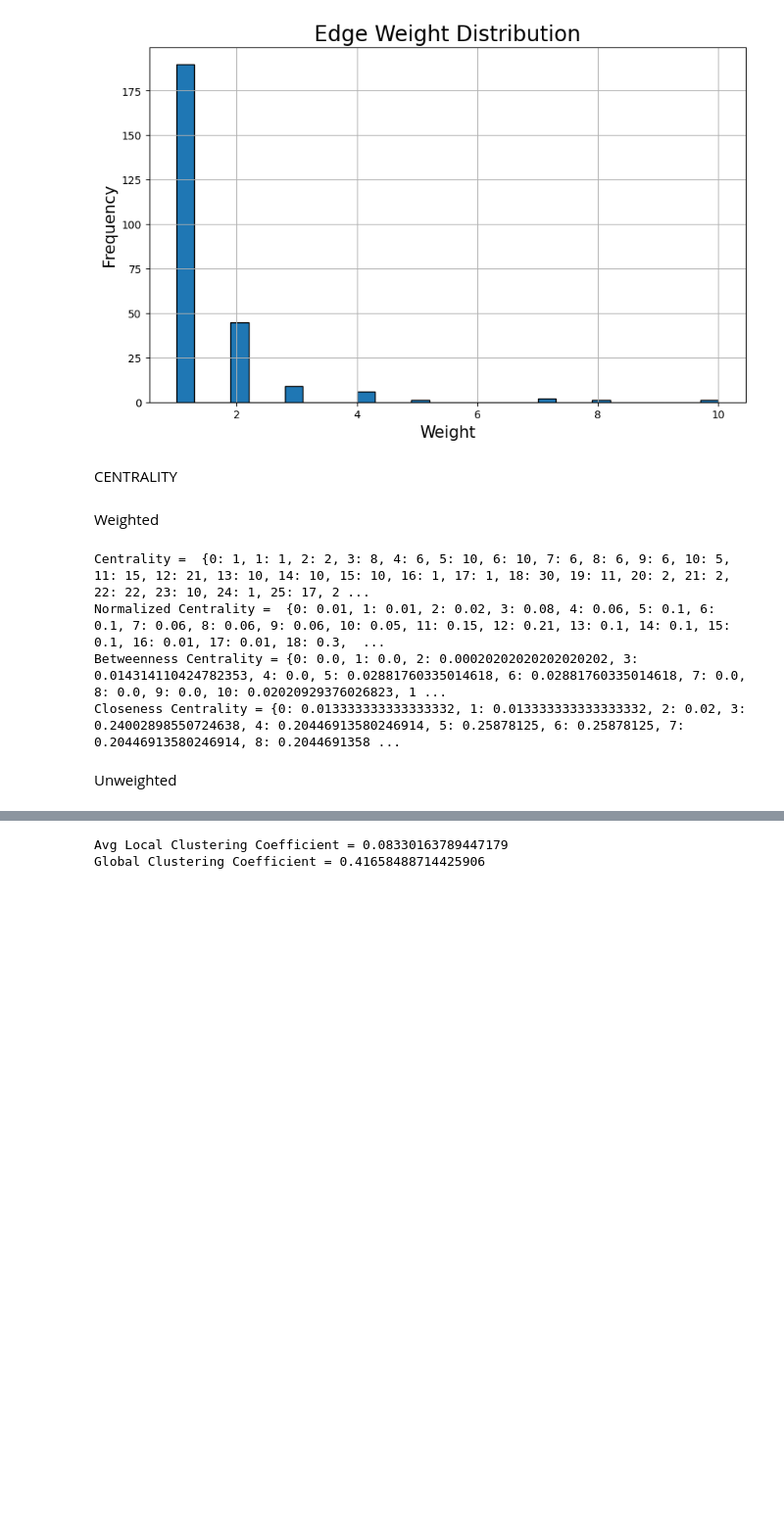
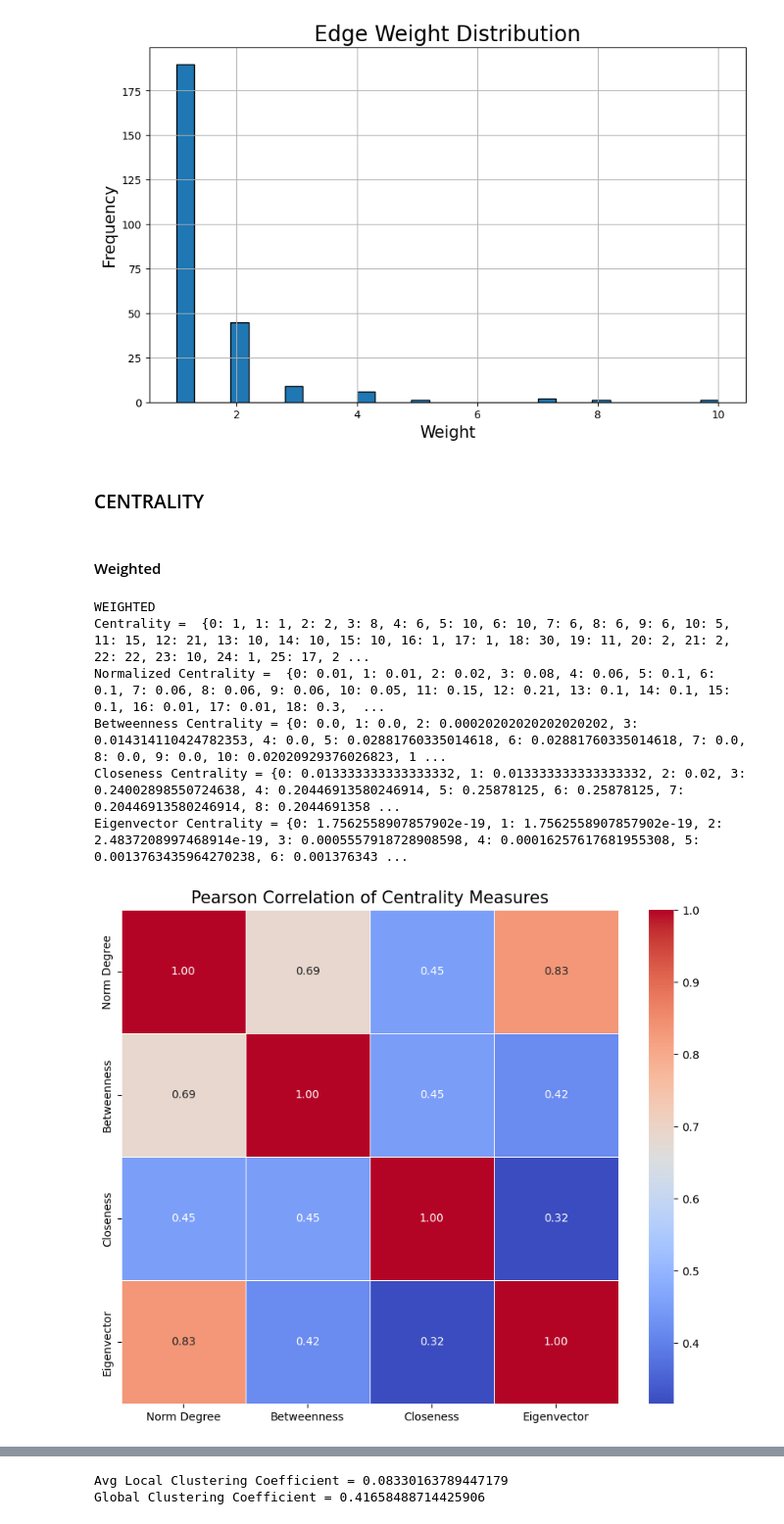
Before and after one commit to Enri98/mafia-network, a Jupyter notebook: project.ipynb, the cells around one changed output, grey strips where cells are left out. Shown at 98% size. Drawn from its saved outputs; the diff is of its cells as text; code cells hidden in the pictures; blank space fills up the shorter version.

```diff
--- a/project.ipynb
+++ b/project.ipynb
@@ -310,27 +410,46 @@ plt.grid(True)
 plt.show()
 # %% [output]
 [figure]
-# %% [markdown]
-CENTRALITY
-# %% [markdown]
-Weighted
+# %% [markdown]
+### CENTRALITY
+# %% [markdown]
+#### Weighted
 # %%
 # Centrality measures
 norm_centrality = dict(sorted({node: sum(weight for _, _, weight in G.edges(node, data='weight'))/(G.number_of_nodes()-1) for node in G.nodes()}.items()))
 betweenness_centrality = dict(sorted(nx.betweenness_centrality(G, weight='weight').items()))
 closeness_centrality = dict(sorted(nx.closeness_centrality(G, distance='weight').items()))
+eigenvector_centrality = dict(sorted(nx.eigenvector_centrality(G, weight='weight').items()))
 
 print('WEIGHTED')
 print("Centrality = ", degree)
 print('Normalized Centrality = ', norm_centrality)
 print(f"Betweenness Centrality = {betweenness_centrality}")
 print(f'Closeness Centrality = {closeness_centrality}')
-
-# AGGIUNGERE KATZ CENTRALITY ETC.
+print(f'Eigenvector Centrality = {eigenvector_centrality}')
 # %% [output]
+WEIGHTED
 Centrality =  {0: 1, 1: 1, 2: 2, 3: 8, 4: 6, 5: 10, 6: 10, 7: 6, 8: 6, 9: 6, 10: 5, 11: 15, 12: 21, 13: 10, 14: 10, 15: 10, 16: 1, 17: 1, 18: 30, 19: 11, 20: 2, 21: 2, 22: 22, 23: 10, 24: 1, 25: 17, 2 ...
 Normalized Centrality =  {0: 0.01, 1: 0.01, 2: 0.02, 3: 0.08, 4: 0.06, 5: 0.1, 6: 0.1, 7: 0.06, 8: 0.06, 9: 0.06, 10: 0.05, 11: 0.15, 12: 0.21, 13: 0.1, 14: 0.1, 15: 0.1, 16: 0.01, 17: 0.01, 18: 0.3,  ...
 Betweenness Centrality = {0: 0.0, 1: 0.0, 2: 0.00020202020202020202, 3: 0.014314110424782353, 4: 0.0, 5: 0.02881760335014618, 6: 0.02881760335014618, 7: 0.0, 8: 0.0, 9: 0.0, 10: 0.02020929376026823, 1 ...
 Closeness Centrality = {0: 0.013333333333333332, 1: 0.013333333333333332, 2: 0.02, 3: 0.24002898550724638, 4: 0.20446913580246914, 5: 0.25878125, 6: 0.25878125, 7: 0.20446913580246914, 8: 0.2044691358 ...
+Eigenvector Centrality = {0: 1.7562558907857902e-19, 1: 1.7562558907857902e-19, 2: 2.4837208997468914e-19, 3: 0.0005557918728908598, 4: 0.00016257617681955308, 5: 0.0013763435964270238, 6: 0.001376343 ...
-# %% [markdown]
-Unweighted
+# %%
+# Create a DataFrame from the centrality measures
+centrality_df = pd.DataFrame({
+    'Norm Degree': pd.Series(norm_centrality),
+    'Betweenness': pd.Series(betweenness_centrality),
+    'Closeness': pd.Series(closeness_centrality),
+    'Eigenvector': pd.Series(eigenvector_centrality)
+})
+
+# Calculate the correlation matrix
+correlation_matrix = centrality_df.corr()
+
+# Plot the heatmap
+plt.figure(figsize=(10, 8))
+sns.heatmap(correlation_matrix, annot=True, cmap='coolwarm', fmt=".2f", linewidths=.5)
+plt.title('Pearson Correlation of Centrality Measures (W)', fontsize=15)
+plt.show()
+# %% [output]
+[figure, added]
```
Also changed, not shown: parts of 40 cells of this notebook.
